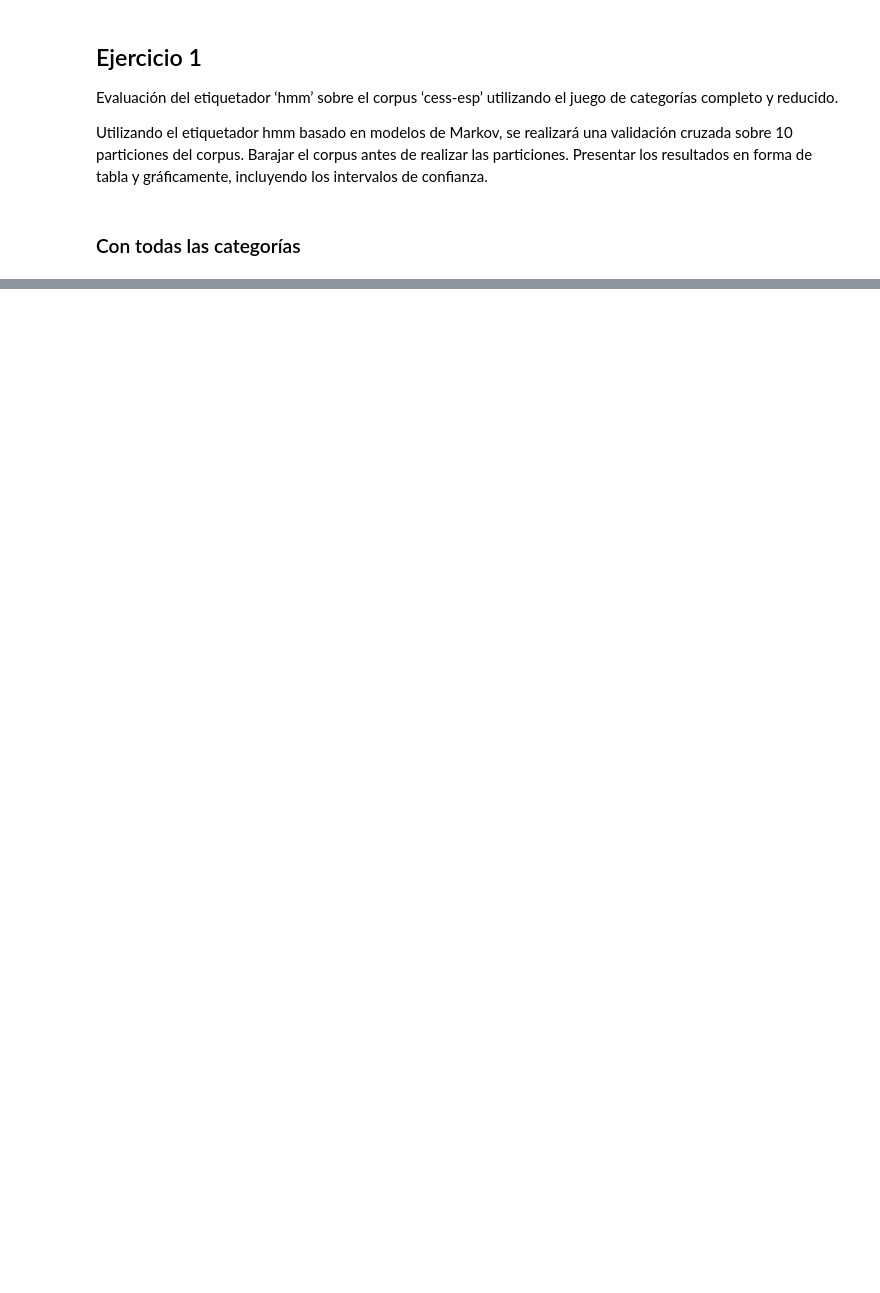
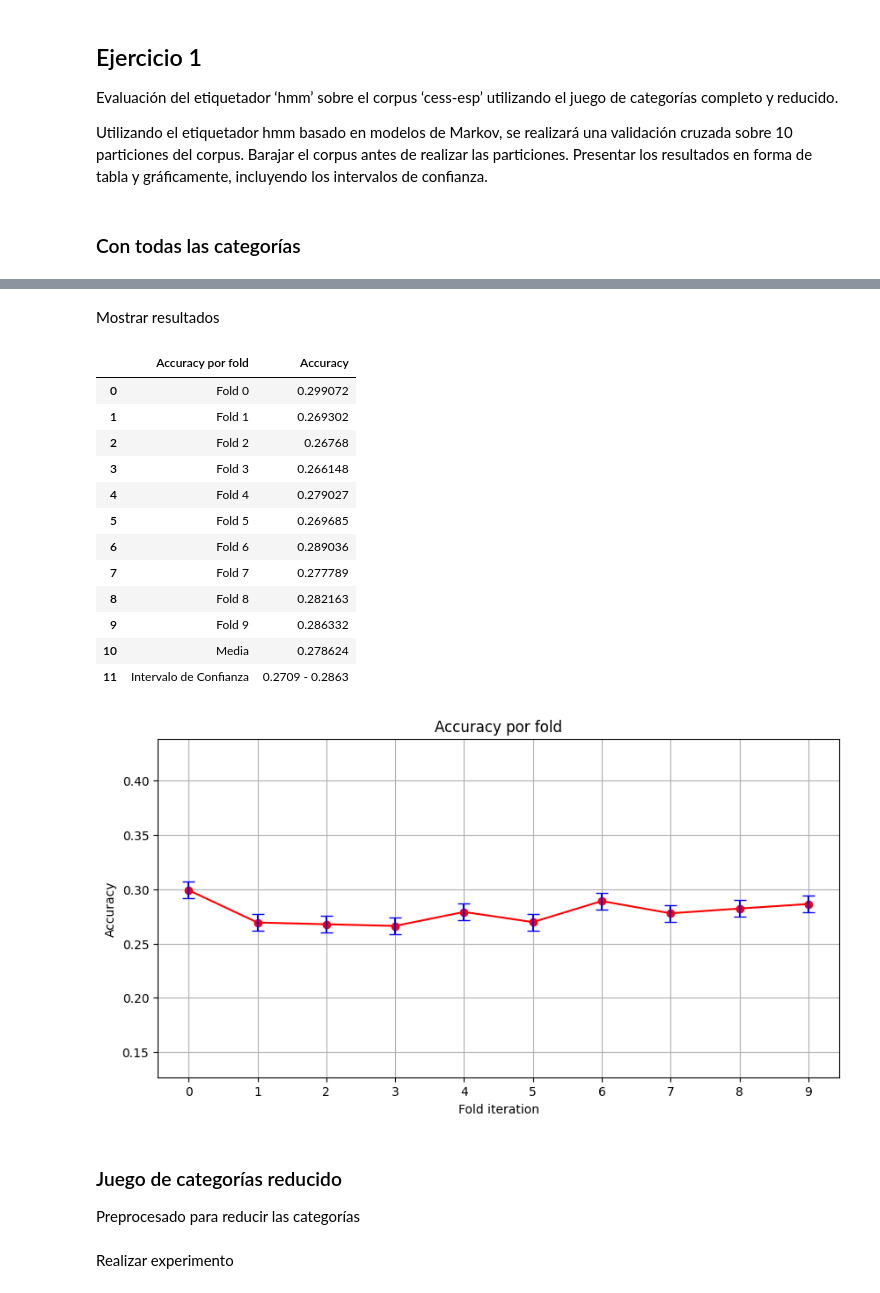
Before and after one commit to jaume2000/Treball_LC, a Jupyter notebook: trabajo_lc.ipynb, the cells around one changed output, grey strips where cells are left out. Drawn from its saved outputs; the diff is of its cells as text; code cells hidden in the pictures; blank space fills up the shorter version.

```diff
--- a/trabajo_lc.ipynb
+++ b/trabajo_lc.ipynb
@@ -39,18 +46,26 @@ def show_accuuracy_table(accuracies, mean_acc, conf_int):
 # %%
-def show_accuracy_graph(x, accuracies, mean_acc, conf_int):
-    plt.axis([-1, 10, 0, 0.95])
+def show_accuracy_graph(accuracies, title, labels, x_label):
     plt.figure(figsize=(10, 5))
-    plt.plot(x, accuracies, 'ro')
-    plt.xlabel('Fold')
+
+    acc_mean = np.mean(accuracies)
+    plt.ylim(max(0, min(accuracies - acc_mean / 2.0)), min(1, max(accuracies + acc_mean / 2.0)))
+
+    x = list(range(len(accuracies)))
+    plt.plot(x, accuracies, 'ro-')
+
+    plt.xticks(x, labels)
+    plt.xlabel(x_label)
     plt.ylabel('Accuracy')
-    plt.title('Accuracy por Fold con Intervalo de Confianza')
+    plt.title(title)
 
-    ic = stats.t.interval(0.95, len(accuracies) - 1, loc=np.mean(accuracies), scale=stats.sem(accuracies))
-    error_y = (ic[1] - ic[0]) / 2
-    plt.errorbar(x,accuracies,yerr=error_y,linestyle='None')
+    conf_int = stats.t.interval(0.95, len(accuracies) - 1, loc=acc_mean, scale=stats.sem(accuracies))
+    error_y = (conf_int[1] - conf_int[0]) / 2
+    plt.errorbar(x, accuracies, yerr=error_y, linestyle='None', color='blue', capsize=5)
+
+    plt.grid(True)
     plt.show()
 # %%
-def cross_validation(sentences, num_partitions):
+def cross_validate_hmm(sentences, num_partitions):
     partition_size = len(sentences) // num_partitions
     partitions = [sentences[i * partition_size: (i + 1) * partition_size] for i in range(num_partitions)]
 
@@ -63,13 +78,13 @@ def cross_validation(sentences, num_partitions):
         hmm_tagger = trainer.train(train_data)
         acc = hmm_tagger.accuracy(test_data)
         accuracies.append(acc)
-        print("Accuracy del modelo:", acc)
+        print(f"Accuracy for partition {i}: {acc}")
 
     mean_acc = np.mean(accuracies)
-    conf_int = t.interval(0.95, len(accuracies) - 1, loc=mean_acc, scale=np.std(accuracies)/np.sqrt(len(accuracies)))
-    print("Accuracy media:", mean_acc)
-    print("Intervalo de confianza:", conf_int)
+    conf_int = t.interval(0.95, len(accuracies) - 1, loc=mean_acc, scale=stats.sem(accuracies))
+    print("Mean accuracy: ", mean_acc)
+    print("Confidence interval: ", conf_int)
 
-    return accuracies, mean_acc, conf_int
+    return accuracies
 # %% [markdown]
 ### Con todas las categorías
@@ -141,3 +90,0 @@ def ejercicio_2(sentences, num_partitions):
-# %%
-cess_sents = list(cess_esp.tagged_sents())
-ejercicio_2(cess_sents, 10)
@@ -183,0 +93,2 @@ ejercicio3(cess_sents)
+# %%
+all_categories_accuracies = cross_validate_hmm(cess_sents, 10)
@@ -183,0 +108,23 @@ ejercicio3(cess_sents)
+# %% [markdown]
+Mostrar resultados
+# %%
+show_accuracy_table(all_categories_accuracies, "Accuracy por fold", ["Fold " + str(i) for i in range(10)])
+show_accuracy_graph(all_categories_accuracies, "Accuracy por fold", list(range(10)), "Fold iteration")
+# %% [output]
+|  | Accuracy por fold | Accuracy |
+| 0 | Fold 0 | 0.299072 |
+| 1 | Fold 1 | 0.269302 |
+| 2 | Fold 2 | 0.26768 |
+| 3 | Fold 3 | 0.266148 |
+| 4 | Fold 4 | 0.279027 |
+| 5 | Fold 5 | 0.269685 |
+| 6 | Fold 6 | 0.289036 |
+| 7 | Fold 7 | 0.277789 |
+| 8 | Fold 8 | 0.282163 |
+| 9 | Fold 9 | 0.286332 |
+| 10 | Media | 0.278624 |
+| 11 | Intervalo de Confianza | 0.2709 - 0.2863 |
+[figure, added]
+# %% [markdown]
+### Juego de categorías reducido
+Preprocesado para reducir las categorías
@@ -183,0 +144,2 @@ ejercicio3(cess_sents)
+# %% [markdown]
+Realizar experimento
```
Also changed, not shown: parts of 42 cells of this notebook.
